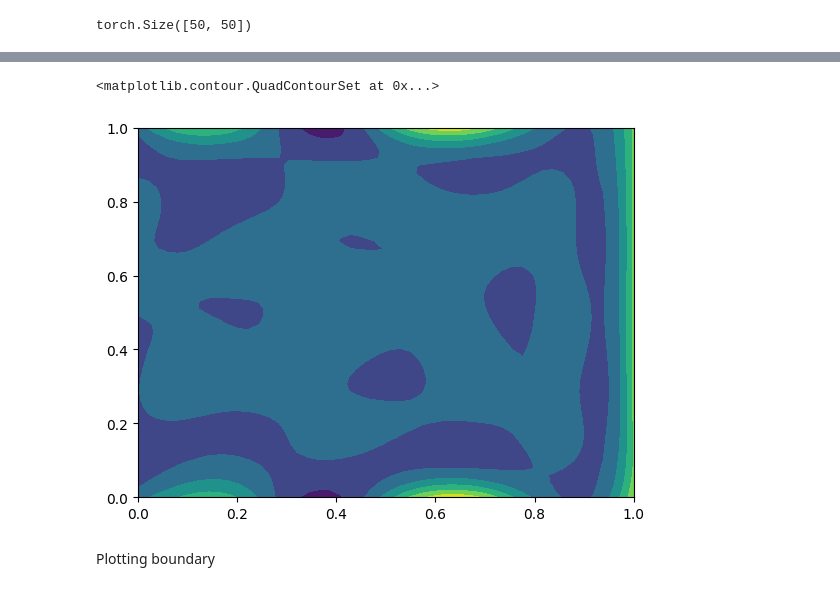
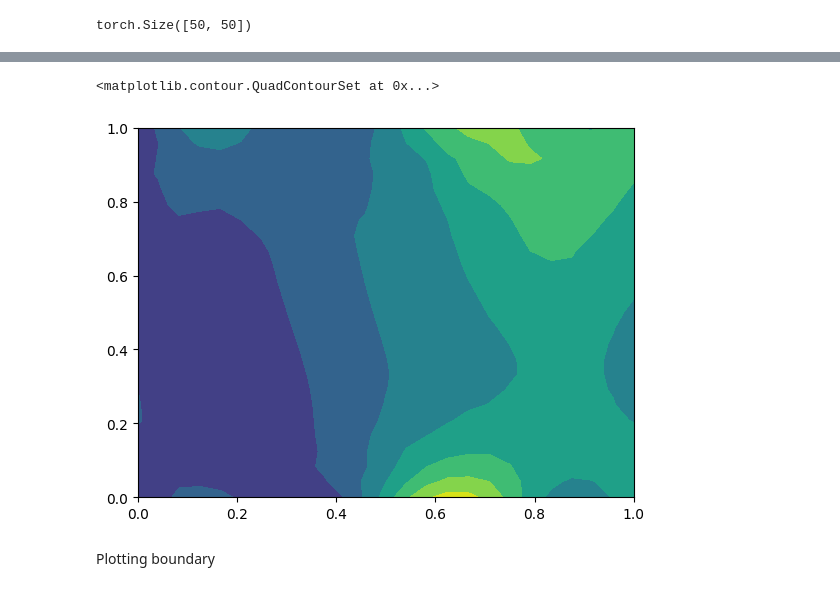
Before and after one commit to rahil1206/PDE-Project, a Jupyter notebook: Experiment.ipynb, the cells around one changed output, grey strips where cells are left out. Saved outputs shown, nothing was run; the diff lists cells and outputs as text; code cells hidden in the pictures.

```diff
--- a/Experiment.ipynb
+++ b/Experiment.ipynb
@@ -34,12 +36,12 @@ $$
 # %%
 input_dim = 3
 output_dim = 1
-width = 16
-num_hidden_layers = 3
+width = 8
+num_hidden_layers = 2
 #net = PDE_conv_net(input_dim, output_dim, num_hidden_layers, width)
-#net = NAIS_Net_Untied(input_dim, width, num_hidden_layers, output_dim, torch.sin).to(device)
+net = NAIS_Net_Untied(input_dim, width, num_hidden_layers, output_dim, torch.sin).to(device)
 #net = DGM_Net(input_dim, width, num_hidden_layers, output_dim, torch.sin).to(device)
-net = DGM_Net(input_dim, width, num_hidden_layers, output_dim, nn.GELU(approximate='none')).to(device)
+#net = DGM_Net(input_dim, width, num_hidden_layers, output_dim, nn.GELU(approximate='none')).to(device)
 # %%
 def generate_boundary_values(a1, a2, L, W, T, N, freq):
     """[[x, y, t], u(x, y, t)=u(x, y, 0)]"""
@@ -944,0 +1057,4 @@ net = regression_net
+# %%
+net = NAIS_Net_Untied(input_dim, width, 4, output_dim, torch.relu).to(device)
+weights = torch.load("model_regression_freq_2_relu.pth")
+net.load_state_dict(weights)
@@ -945,3 +1063,7 @@ net = regression_net
+# %%
+gelu_net = NAIS_Net_Untied(input_dim, width, 4, output_dim, nn.GELU()).to(device)
+for p in zip(net.parameters(), gelu_net.parameters()):
+    p[1].data = p[0].data
 # %%
 N = 50
 
@@ -968,0 +1103,14 @@ torch.Size([50, 50])
+# %%
+N = 25
+xs = np.linspace(0, L, N)
+ys = np.linspace(0, W, N)
+
+XY = np.meshgrid(xs, ys)
+pts_XY = np.concatenate([x.flatten().reshape(-1, 1) for x in XY], axis=1)
+pts = np.concatenate([pts_XY, 0.1*np.ones(len(pts_XY)).reshape(-1, 1)], axis=1)
+out_2, pre_activations_2_relu, xs_2_relu = net.forward_print(torch.tensor(pts, device=device))
+xs_2_relu.append(out_2)
+out_2_gelu, pre_activations_2_gelu, xs_2_gelu = gelu_net.forward_print(torch.tensor(pts, device=device))
+xs_2_gelu.append(out_2_gelu)
+diff = out_2.detach().view(N, N).cpu().numpy() - res[-1]
+diff_gelu = out_2_gelu.detach().view(N, N).cpu().numpy() - res[-1]
@@ -969,8 +1248,8 @@ torch.Size([50, 50])
 # %%
-plt.contourf(XY[0], XY[1], out.detach().cpu().view(len(XY[0]), len(XY[1])).numpy())
+plt.contourf(XY[0], XY[1], (out_2 - out_2_gelu).detach().cpu().view(len(XY[0]), len(XY[1])).numpy())
 # %% [output]
 <matplotlib.contour.QuadContourSet at 0x...>
-[figure, old version]
+[figure, new version]
 # %% [markdown]
 Plotting boundary
 # %%
```
Also changed, not shown: parts of 58 cells of this notebook.
